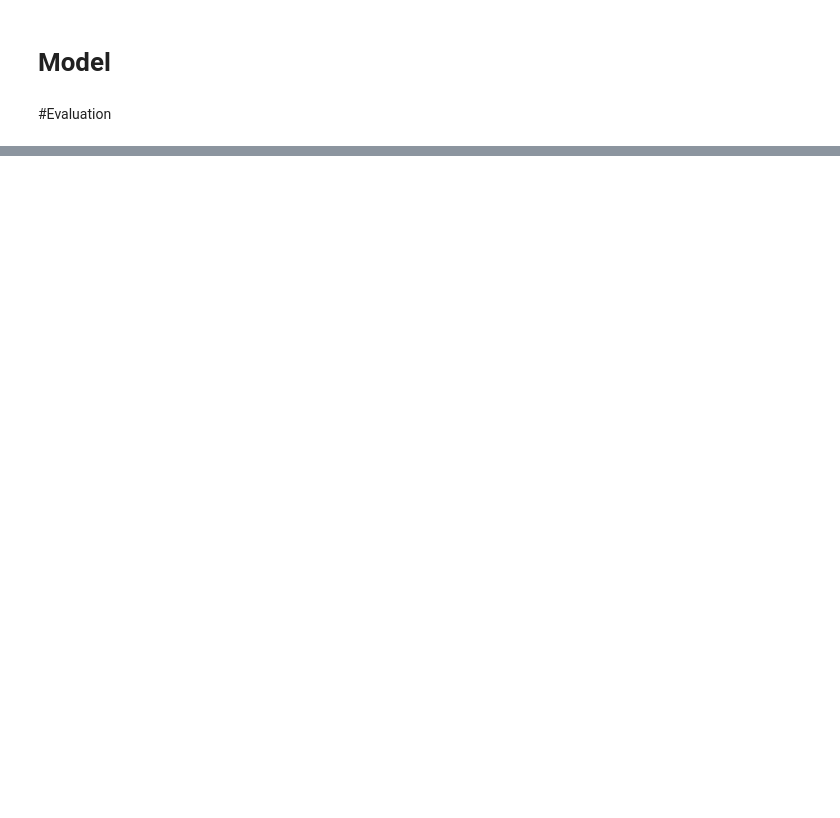
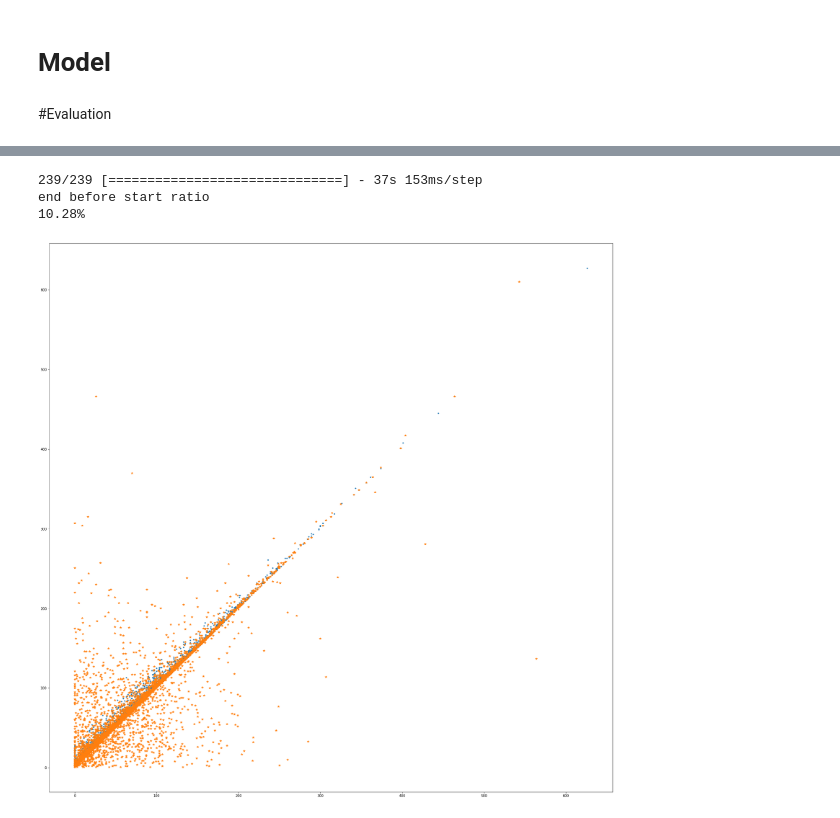
Before and after one commit to the-SQuAD-squad/QA, a Jupyter notebook: QA.ipynb, the cells around one changed output, grey strips where cells are left out. Drawn from its saved outputs; the diff is of its cells as text; code cells hidden in the pictures; blank space fills up the shorter version.

Commit message:
added load_model, code cleaned

```diff
--- a/QA.ipynb
+++ b/QA.ipynb
@@ -254,7 +233,7 @@ print('[Debug] Some words: {}'.format([(idx_to_word[idx], idx) for idx in np.ara
 [Debug] Word -> Index vocabulary size: 82630
 [Debug] Some words: [('<PAD>', 0), ('!', 1), ('"', 2), ('#', 3), ('$', 4), ('%', 5), ('&', 6), ("'", 7), ('(', 8), (')', 9), ('*', 10), ('+', 11), (',', 12), ('-', 13), ('.', 14), ('/', 15), ('0', 16) ...
 # %%
-#@title create embedding matrix { form-width: "25%" }
+#@title create GloVe embedding matrix { form-width: "25%" }
 
 import gensim
 import gensim.downloader as gloader
@@ -329,7 +308,7 @@ def build_embedding_matrix_w_random(embedding_model, embedding_dimension, word_t
         - embedding matrix that assigns a high dimensional vector to each word in the dataset specific vocabulary (shape |V| x d)
     """
     embedding_matrix = []
-    for word in word_to_idx:
+    for word in tqdm(word_to_idx):
         if word in oov_terms:
             embedding_matrix.append(np.random.rand(embedding_dimension))
         else:
@@ -337,7 +316,7 @@ def build_embedding_matrix_w_random(embedding_model, embedding_dimension, word_t
     return np.array(embedding_matrix)
 
 # we used Glove with embedding dimension 100 for our final tests
-embedding_model_type = "Glove"
+embedding_model_type = "GloVe"
 embedding_dimension = 100
 embedding_model = load_embedding_model(embedding_model_type, embedding_dimension)
 
@@ -423,7 +402,7 @@ df_clean['question_pad'] = list(questions_pad)
 # %%
 #@title load/store { form-width: "25%" }
 import pickle
-load= False #@param {type: "boolean"}
+load = True #@param {type: "boolean"}
 
 if load:
     !gcloud config set project feisty-mechanic-221914
@@ -693,2 +613,8 @@ if ENABLE_WANDB:
 # %% [markdown]
 #Evaluation
+# %%
+#@title load weights {form-width: "25%"}
+model = build_model()
+
+!wget https://api.wandb.ai/files/veri/SQUAD/51e4x276/model-best.h5
+model.load_weights("model-best.h5")
@@ -695,2 +639,27 @@ if ENABLE_WANDB:
+# %%
+#@title precedence plot {form-width: "25%"}
+
+predictions = model.predict([np.stack(df_val['passage_pad']),
+                             np.stack(df_val['question_pad'])],
+                             verbose=1)
+
+sampled_start = np.argmax(predictions[:,:,0], axis=-1)
+sampled_end = np.argmax(predictions[:,:,1], axis=-1)
+plt.figure(figsize=(30,30))
+plt.plot(np.stack(df_val['word_idx_answer'])[:,0],np.stack(df_val['word_idx_answer'])[:,1], ".")
+plt.plot(sampled_start, sampled_end,"*")
+
+
+precedence_violation = sum(sampled_end - sampled_start < 0) / len(sampled_end)
+print(f"End before Start ratio: {precedence_violation:.2%}")
+
+if ENABLE_WANDB:
+    wandb.log({"precedence violation": wandb.Html(
+        "<pre>precedence violation: "+str(precedence_violation)+" %<pre>", inject=False)})
+# %% [output]
+239/239 [==============================] - 37s 153ms/step
+end before start ratio
+10.28%
+[figure, added]
 # %%
 #@title evaluation script {form-width: "25%"}
```
Also changed, not shown: parts of 18 cells of this notebook.
